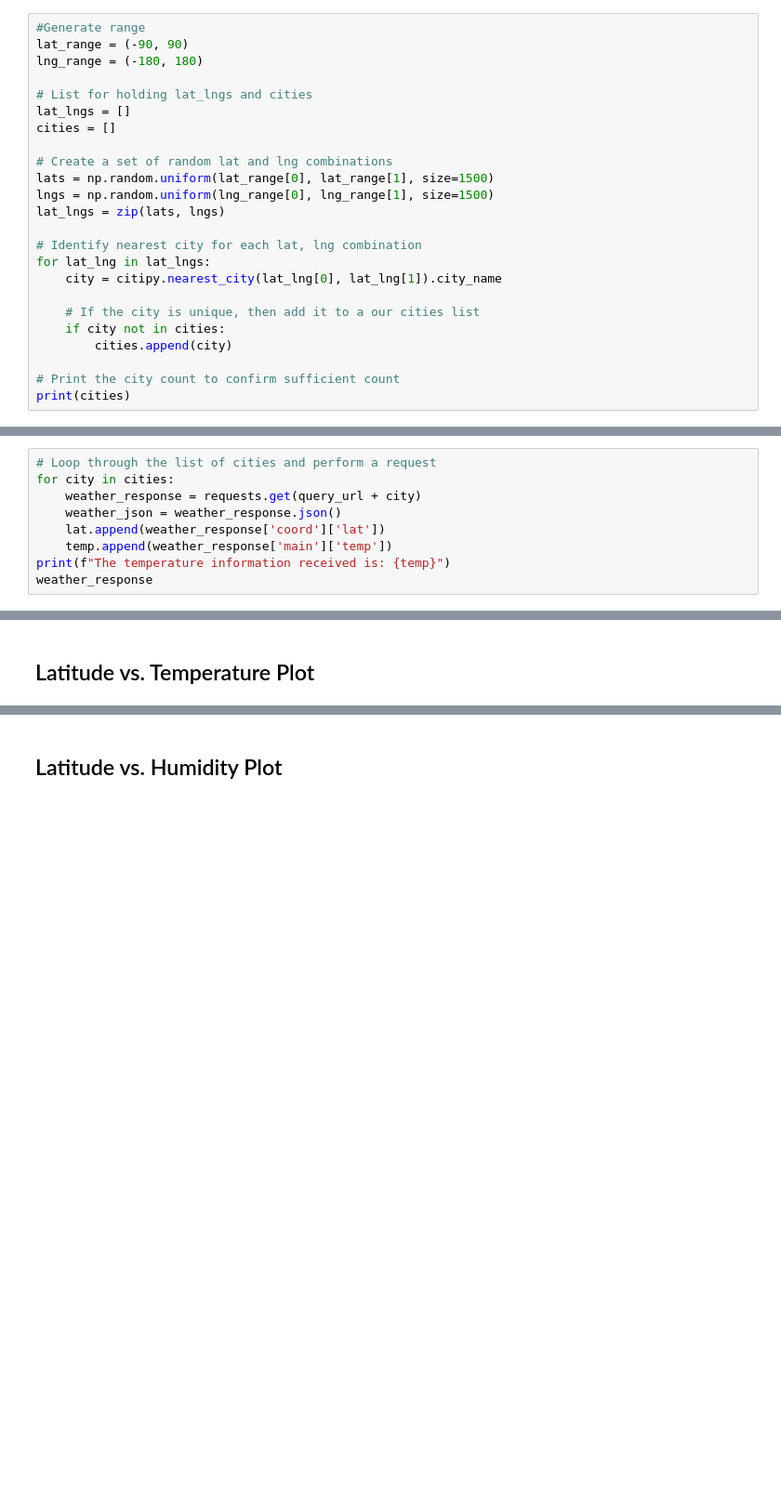
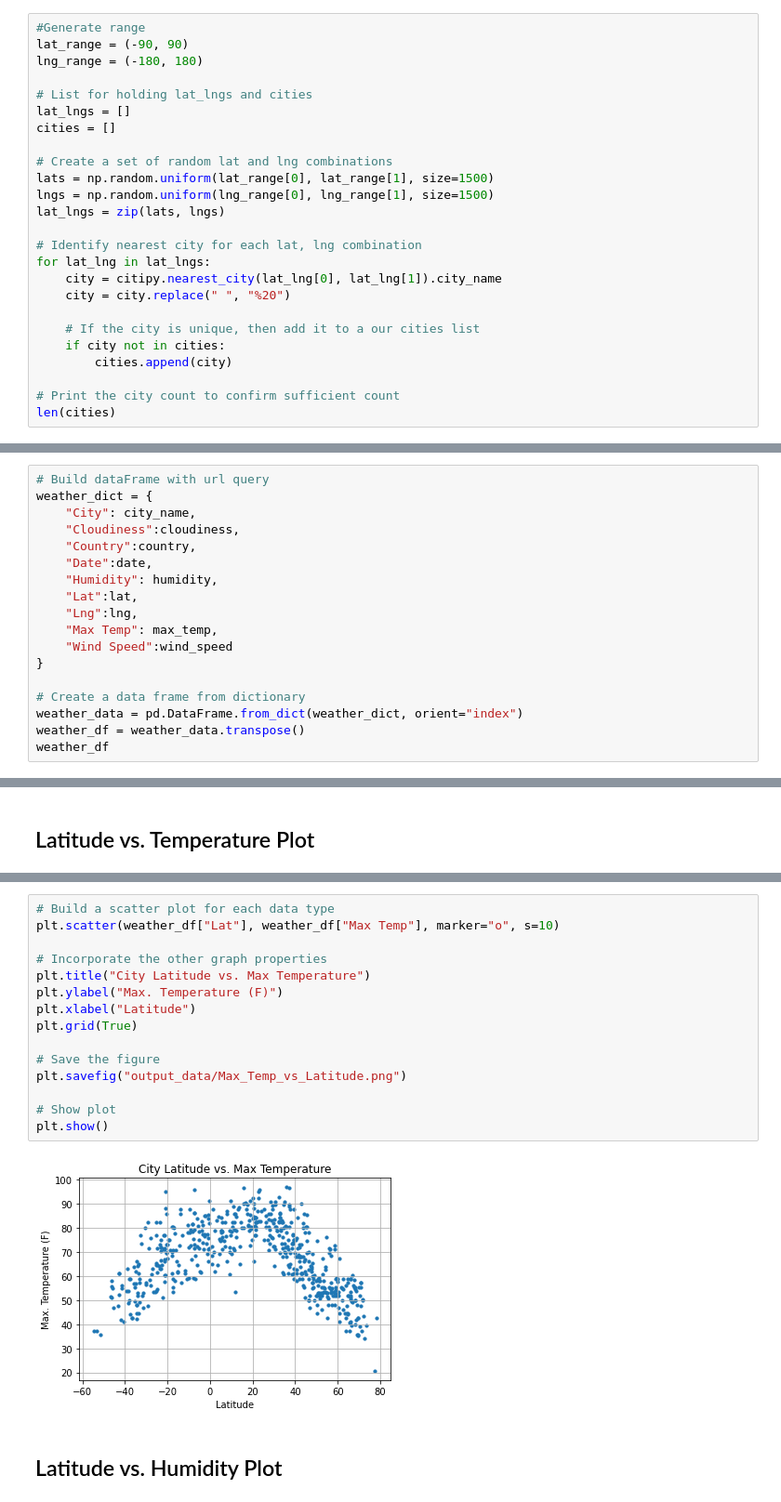
Before and after one commit to roberto-g-v/API-challenge, a Jupyter notebook: WeatherPy.ipynb, the cells around one changed output, grey strips where cells are left out. Shown: that part at 93% size. Saved outputs shown, nothing was run; the diff lists cells and outputs as text; blank space fills up the shorter version.

Commit message:
Scatter Plots

```diff
--- a/WeatherPy.ipynb
+++ b/WeatherPy.ipynb
@@ -40,11 +41,12 @@ lat_lngs = zip(lats, lngs)
 # Identify nearest city for each lat, lng combination
 for lat_lng in lat_lngs:
     city = citipy.nearest_city(lat_lng[0], lat_lng[1]).city_name
+    city = city.replace(" ", "%20")
 
     # If the city is unique, then add it to a our cities list
     if city not in cities:
         cities.append(city)
 
 # Print the city count to confirm sufficient count
-print(cities)
+len(cities)
 # %% [output]
@@ -70,9 +57,0 @@ http://api.openweathermap.org/data/2.5/weather?appid=a03a1efe6eb5098c404cb563694
-# %%
-# Loop through the list of cities and perform a request
-for city in cities:
-    weather_response = requests.get(query_url + city)
-    weather_json = weather_response.json()
-    lat.append(weather_response['coord']['lat'])
-    temp.append(weather_response['main']['temp'])
-print(f"The temperature information received is: {temp}")
-weather_response
@@ -119,0 +130,18 @@ for city in cities:
+# %%
+# Build dataFrame with url query
+weather_dict = {
+    "City": city_name,
+    "Cloudiness":cloudiness,
+    "Country":country,
+    "Date":date,
+    "Humidity": humidity,
+    "Lat":lat,
+    "Lng":lng,
+    "Max Temp": max_temp,
+    "Wind Speed":wind_speed
+}
+
+# Create a data frame from dictionary
+weather_data = pd.DataFrame.from_dict(weather_dict, orient="index")
+weather_df = weather_data.transpose()
+weather_df
@@ -158,2 +195,19 @@ Int64Index([], dtype='int64')
+# %%
+# Build a scatter plot for each data type
+plt.scatter(weather_df["Lat"], weather_df["Max Temp"], marker="o", s=10)
+
+# Incorporate the other graph properties
+plt.title("City Latitude vs. Max Temperature")
+plt.ylabel("Max. Temperature (F)")
+plt.xlabel("Latitude")
+plt.grid(True)
+
+# Save the figure
+plt.savefig("output_data/Max_Temp_vs_Latitude.png")
+
+# Show plot
+plt.show()
+# %% [output]
+[figure, added]
 # %% [markdown]
 ## Latitude vs. Humidity Plot
```
Also changed, not shown: parts of 19 cells of this notebook, 5 other files.
